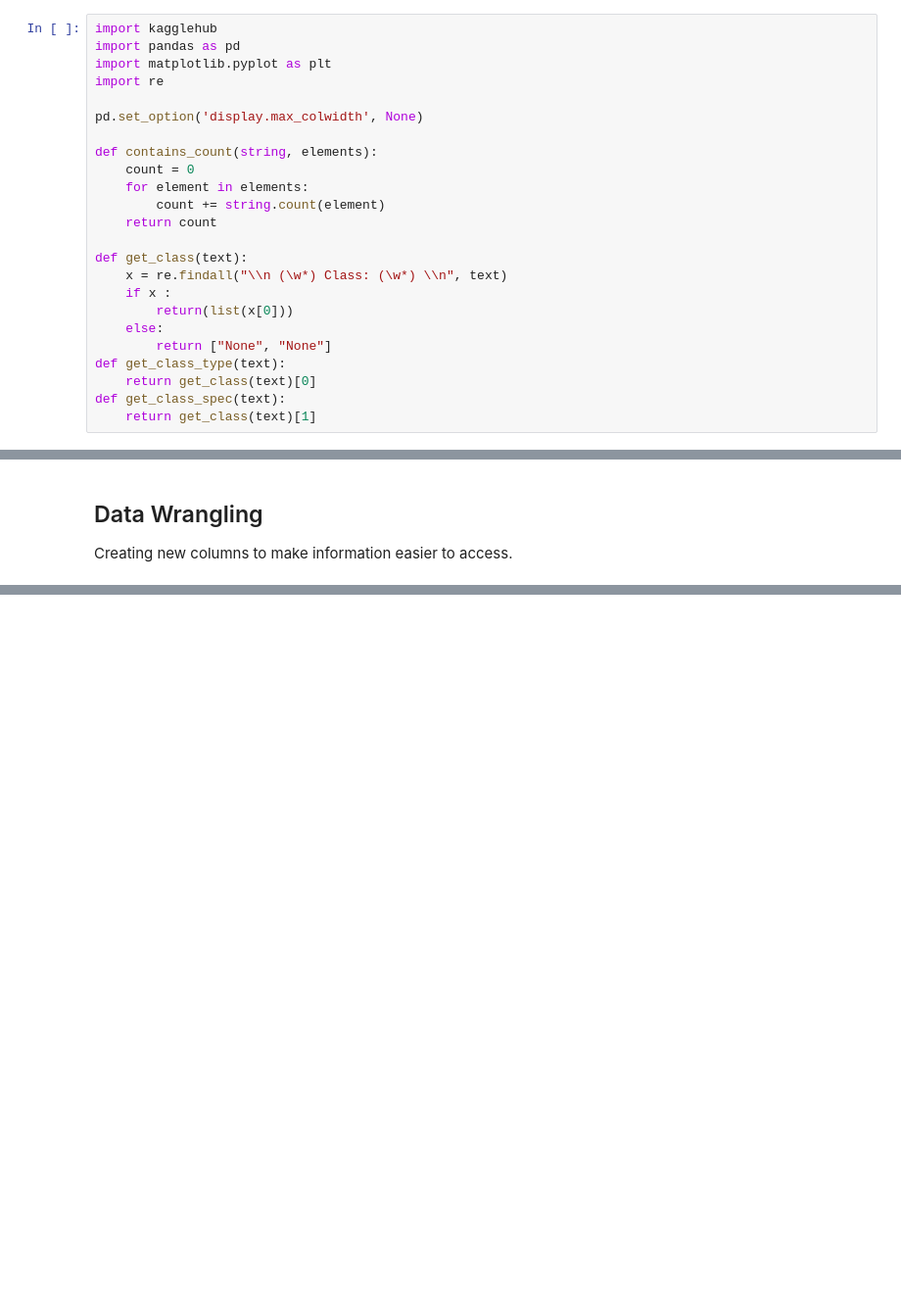
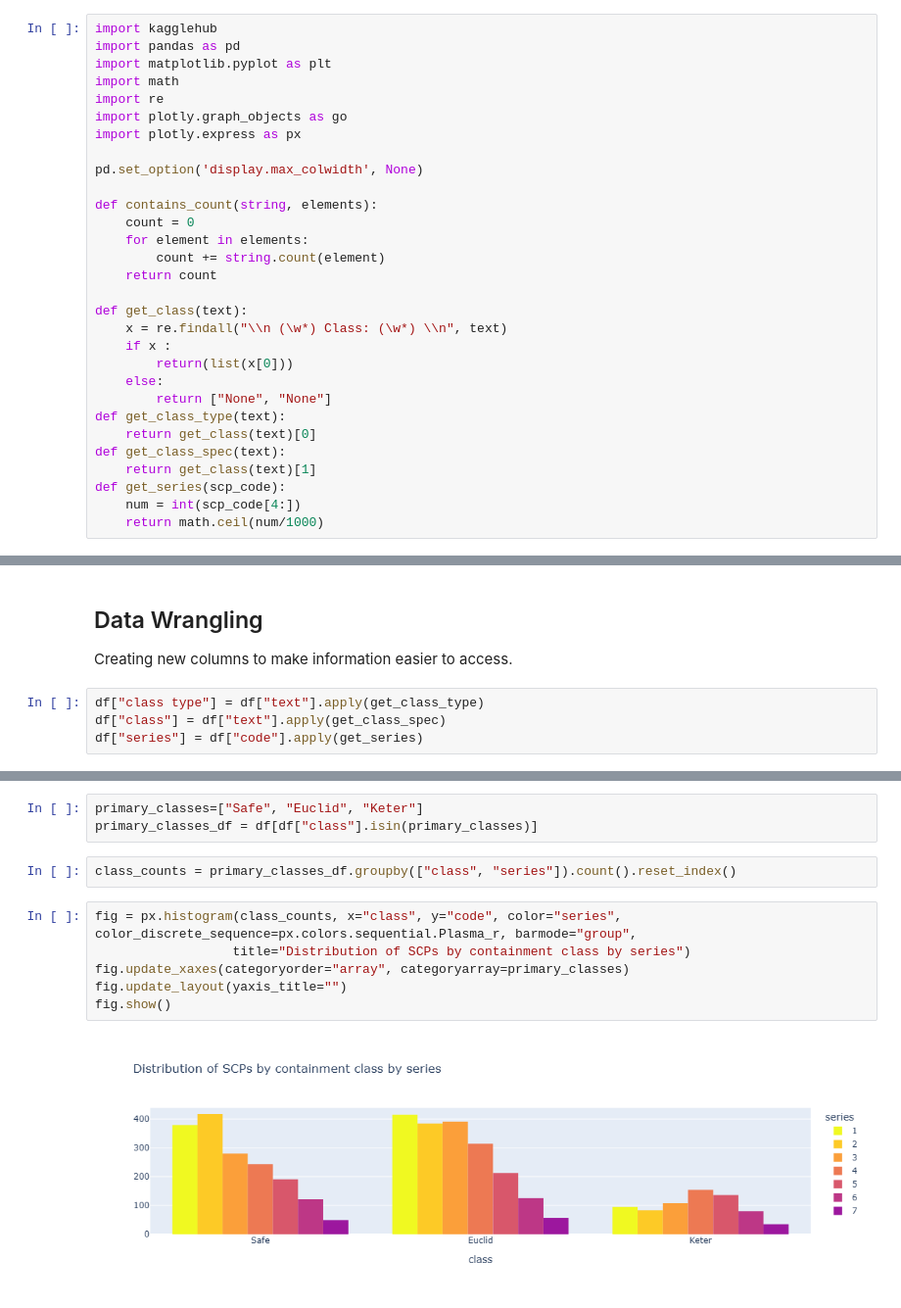
Before and after one commit to AGasconAfriat/scp_data-analysis, a Jupyter notebook: visualizations.ipynb, the cells around one changed output, grey strips where cells are left out. Shown: that part at 98% size. Saved outputs shown, nothing was run; the diff lists cells and outputs as text; blank space fills up the shorter version.

Commit message:
First visualization

```diff
--- a/visualizations.ipynb
+++ b/visualizations.ipynb
@@ -11,7 +13,10 @@ This file was created to explore various visualizations of the SCP dataset in or
 import kagglehub
 import pandas as pd
 import matplotlib.pyplot as plt
+import math
 import re
+import plotly.graph_objects as go
+import plotly.express as px
 
 pd.set_option('display.max_colwidth', None)
 
@@ -31,6 +36,9 @@ def get_class_type(text):
     return get_class(text)[0]
 def get_class_spec(text):
     return get_class(text)[1]
+def get_series(scp_code):
+    num = int(scp_code[4:])
+    return math.ceil(num/1000)
 # %%
 path = kagglehub.dataset_download("czzzzzzz/scp1to7")
 df = pd.read_csv(f"{path}/scp6999.csv")
@@ -38,5 +46,9 @@ df = pd.read_csv(f"{path}/scp6999.csv")
 ## Data Wrangling
 
 Creating new columns to make information easier to access.
+# %%
+df["class type"] = df["text"].apply(get_class_type)
+df["class"] = df["text"].apply(get_class_spec)
+df["series"] = df["code"].apply(get_series)
 # %% [markdown]
 ## Visualizations
@@ -43,0 +56,13 @@ Creating new columns to make information easier to access.
+# %%
+primary_classes=["Safe", "Euclid", "Keter"]
+primary_classes_df = df[df["class"].isin(primary_classes)]
+# %%
+class_counts = primary_classes_df.groupby(["class", "series"]).count().reset_index()
+# %%
+fig = px.histogram(class_counts, x="class", y="code", color="series", color_discrete_sequence=px.colors.sequential.Plasma_r, barmode="group",
+                  title="Distribution of SCPs by containment class by series")
+fig.update_xaxes(categoryorder="array", categoryarray=primary_classes)
+fig.update_layout(yaxis_title="")
+fig.show()
+# %% [output]
+[figure, added]
```
Also changed, not shown: parts of 3 cells of this notebook.
